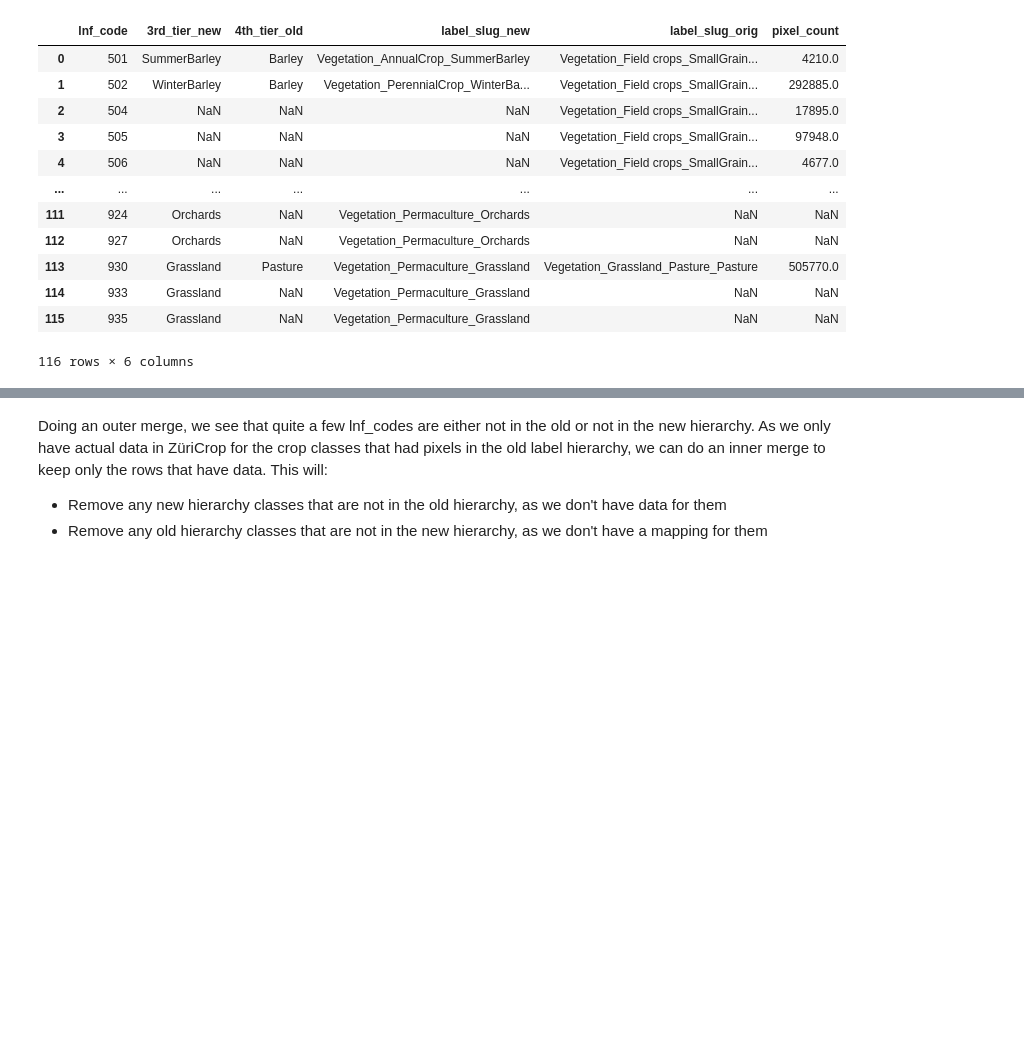
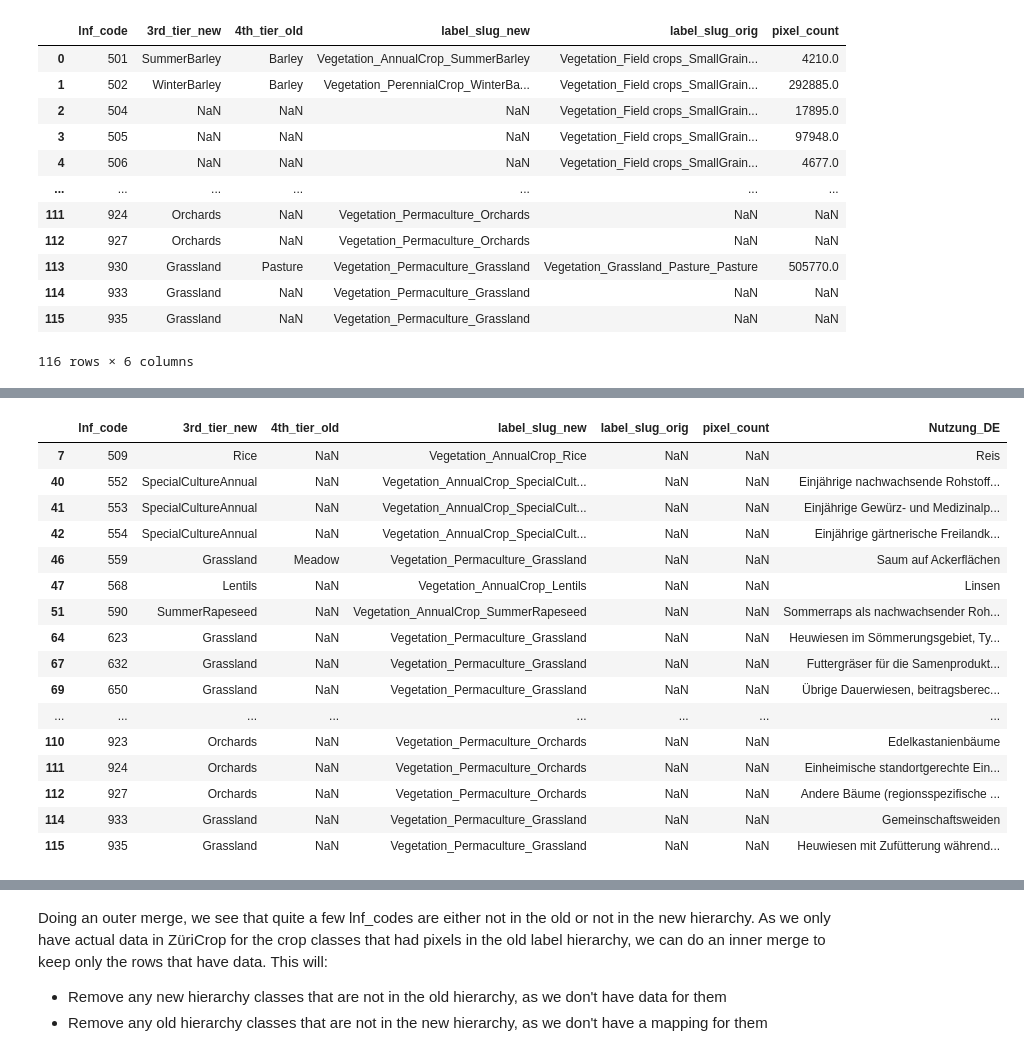
Before and after one commit to Satellite-Based-Crop-Classification/messis, a Jupyter notebook: archive/explore_züri_crop.ipynb, the cells around one changed output, grey strips where cells are left out. Drawn from its saved outputs; the diff is of its cells as text; code cells hidden in the pictures; blank space fills up the shorter version.

```diff
--- a/archive/explore_züri_crop.ipynb
+++ b/archive/explore_züri_crop.ipynb
@@ -760 +818,22 @@ merged_label_hierarchy
+# %%
+# Classes NOT USED in the new hierarchy
+label_hierarchy_mapping[label_hierarchy_mapping["label_slug_orig"].isna()]
+# %% [output]
+|  | lnf_code | 3rd_tier_new | 4th_tier_old | label_slug_new | label_slug_orig | pixel_count | Nutzung_DE |
+| 7 | 509 | Rice | NaN | Vegetation_AnnualCrop_Rice | NaN | NaN | Reis |
+| 40 | 552 | SpecialCultureAnnual | NaN | Vegetation_AnnualCrop_SpecialCult... | NaN | NaN | Einjährige nachwachsende Rohstoff... |
+| 41 | 553 | SpecialCultureAnnual | NaN | Vegetation_AnnualCrop_SpecialCult... | NaN | NaN | Einjährige Gewürz- und Medizinalp... |
+| 42 | 554 | SpecialCultureAnnual | NaN | Vegetation_AnnualCrop_SpecialCult... | NaN | NaN | Einjährige gärtnerische Freilandk... |
+| 46 | 559 | Grassland | Meadow | Vegetation_Permaculture_Grassland | NaN | NaN | Saum auf Ackerflächen |
+| 47 | 568 | Lentils | NaN | Vegetation_AnnualCrop_Lentils | NaN | NaN | Linsen |
+| 51 | 590 | SummerRapeseed | NaN | Vegetation_AnnualCrop_SummerRapeseed | NaN | NaN | Sommerraps als nachwachsender Roh... |
+| 64 | 623 | Grassland | NaN | Vegetation_Permaculture_Grassland | NaN | NaN | Heuwiesen im Sömmerungsgebiet, Ty... |
+| 67 | 632 | Grassland | NaN | Vegetation_Permaculture_Grassland | NaN | NaN | Futtergräser für die Samenprodukt... |
+| 69 | 650 | Grassland | NaN | Vegetation_Permaculture_Grassland | NaN | NaN | Übrige Dauerwiesen, beitragsberec... |
+| ... | ... | ... | ... | ... | ... | ... | ... |
+| 110 | 923 | Orchards | NaN | Vegetation_Permaculture_Orchards | NaN | NaN | Edelkastanienbäume |
+| 111 | 924 | Orchards | NaN | Vegetation_Permaculture_Orchards | NaN | NaN | Einheimische standortgerechte Ein... |
+| 112 | 927 | Orchards | NaN | Vegetation_Permaculture_Orchards | NaN | NaN | Andere Bäume (regionsspezifische ... |
+| 114 | 933 | Grassland | NaN | Vegetation_Permaculture_Grassland | NaN | NaN | Gemeinschaftsweiden |
+| 115 | 935 | Grassland | NaN | Vegetation_Permaculture_Grassland | NaN | NaN | Heuwiesen mit Zufütterung während... |
 # %%
```
Also changed, not shown: parts of 9 cells of this notebook, 4 other files.
